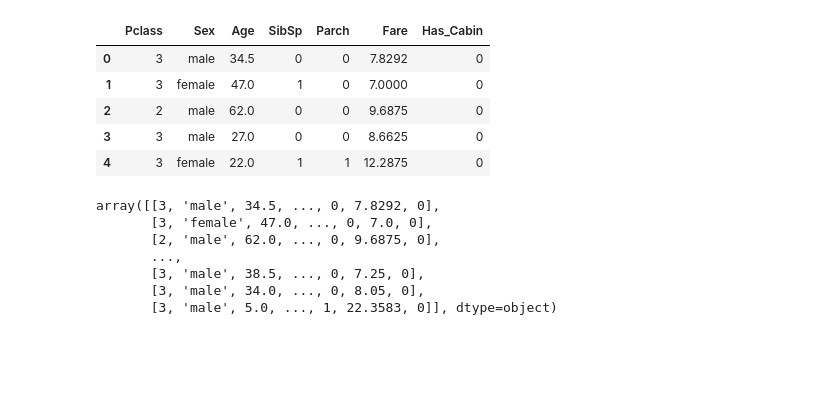
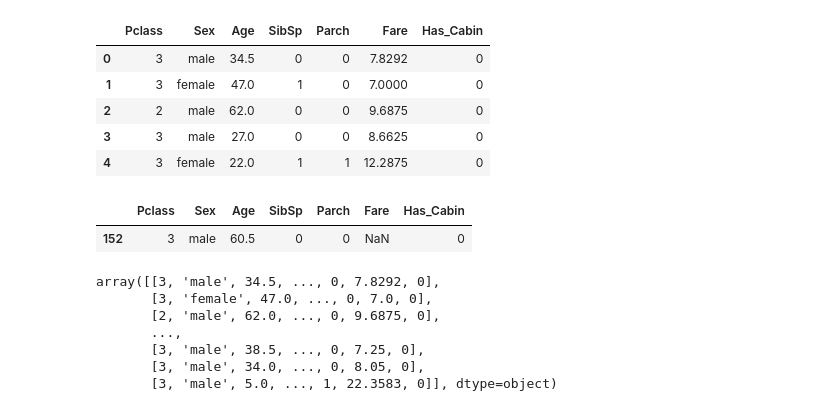
Before and after one commit to kostaskaragiorgos/Titanic-Dataset, a Jupyter notebook: Fix ages test.ipynb, the cells around one changed output. Drawn from its saved outputs; the diff is of its cells as text; code cells hidden in the pictures; blank space fills up the shorter version.

```diff
--- a/Fix ages test.ipynb
+++ b/Fix ages test.ipynb
@@ -69,7 +69,11 @@ df.head()
 | 3 | 3 | male | 27.0 | 0 | 0 | 8.6625 | 0 |
 | 4 | 3 | female | 22.0 | 1 | 1 | 12.2875 | 0 |
 # %%
-df['Fare'] = df['Fare'].fillna(df['Fare'].mean())
+#df['Fare'] = df['Fare'].fillna(df['Fare'].mean())
+df[df['Fare'].isna()]
+# %% [output]
+|  | Pclass | Sex | Age | SibSp | Parch | Fare | Has_Cabin |
+| 152 | 3 | male | 60.5 | 0 | 0 | NaN | 0 |
 # %%
 X = df.iloc[:,:].values
 X
```
Also changed, not shown: 2 other files.
